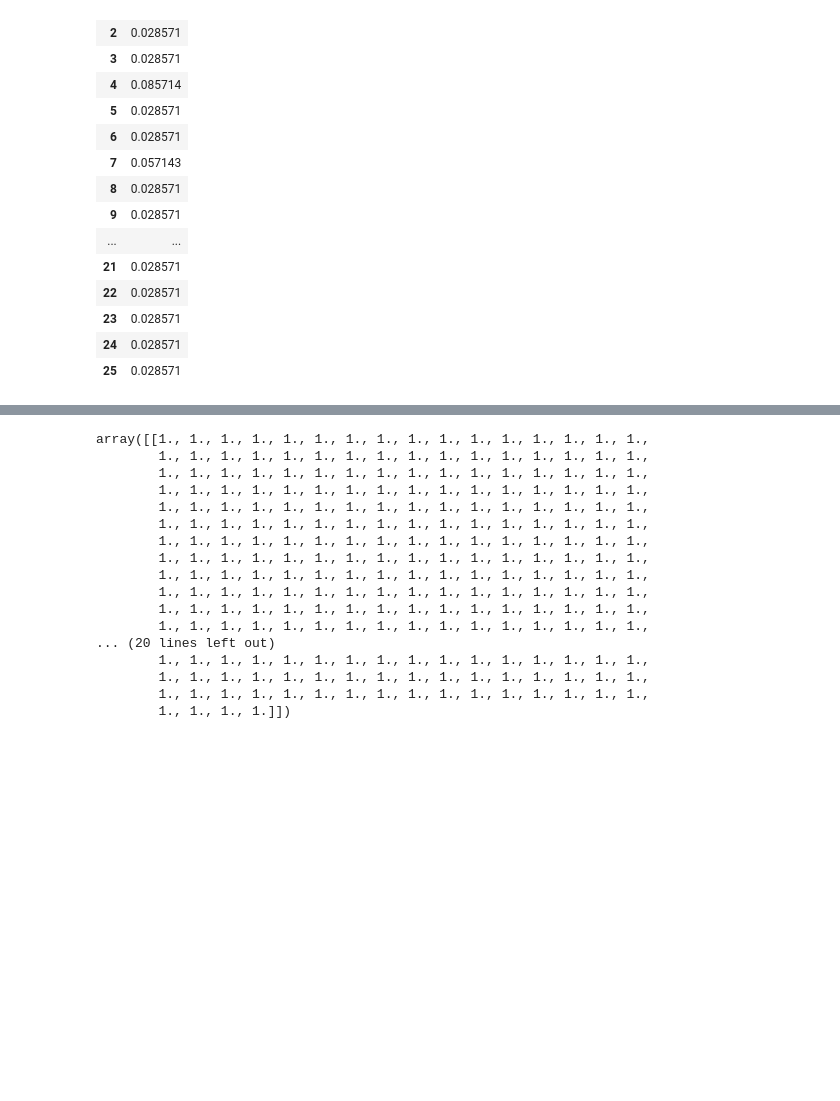
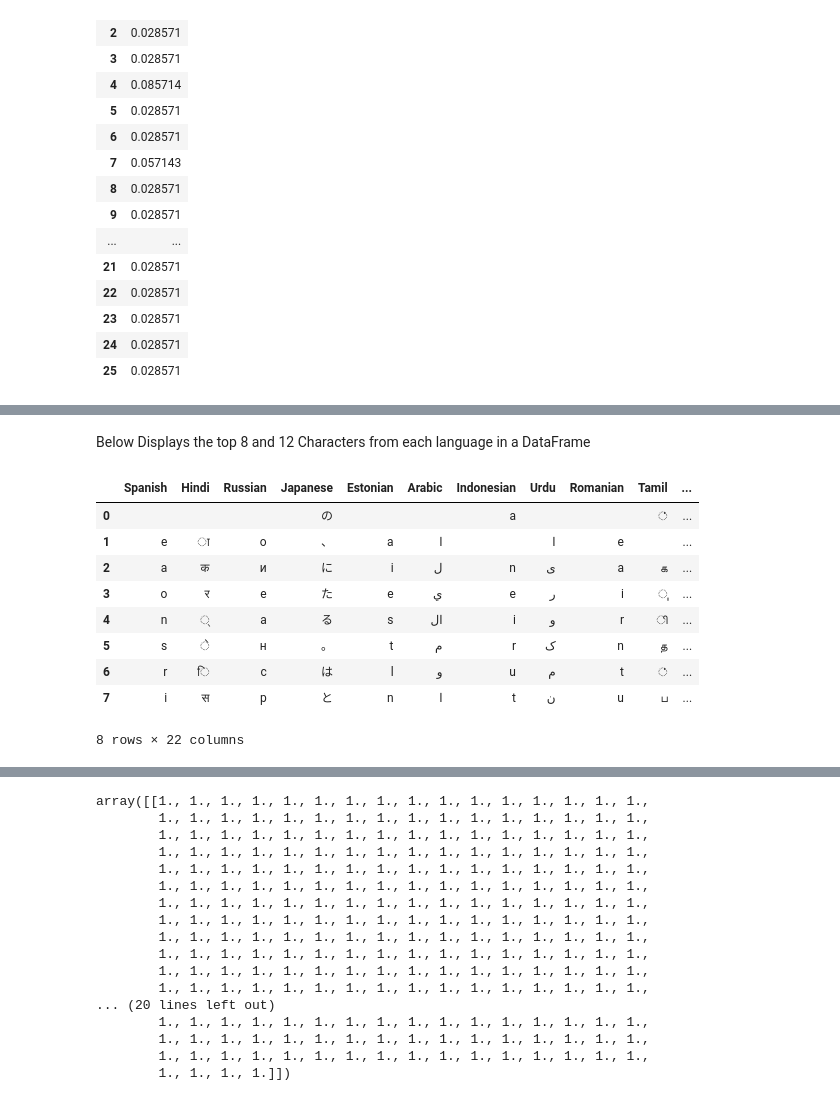
Before and after one commit to EasternUniversity/CSCI405-Language-Detection, a Jupyter notebook: Language_Detector.ipynb, the cells around one changed output, grey strips where cells are left out. Drawn from its saved outputs; the diff is of its cells as text; code cells hidden in the pictures; blank space fills up the shorter version.

```diff
--- a/Language_Detector.ipynb
+++ b/Language_Detector.ipynb
@@ -256,0 +255,16 @@ data_trans = data_trans.transpose() # Take transpose of the data matrix
+# %% [markdown]
+Below Displays the top 8 and 12 Characters from each language in a DataFrame
+# %%
+top8PerLanguage_dict = getRelevantGramsPerLanguage(top1PercentFeatures, language_dict_top1Percent, top=8)
+pd.DataFrame(top8PerLanguage_dict)
+# %% [output]
+|  | Spanish | Hindi | Russian | Japanese | Estonian | Arabic | Indonesian | Urdu | Romanian | Tamil | ... |
+| 0 |  |  |  | の |  |  | a |  |  | ் | ... |
+| 1 | e | ा | о | 、 | a | ا |  | ا | e |  | ... |
+| 2 | a | क | и | に | i | ل | n | ی | a | க | ... |
+| 3 | o | र | е | た | e | ي | e | ر | i | ு | ... |
+| 4 | n | ् | а | る | s | ال | i | و | r | ி | ... |
+| 5 | s | े | н | 。 | t | م | r | ک | n | த | ... |
+| 6 | r | ि | с | は | l | و | u | م | t | ் | ... |
+| 7 | i | स | р | と | n | ا | t | ن | u | ப | ... |
+8 rows × 22 columns
```
Also changed, not shown: parts of 18 cells of this notebook.
